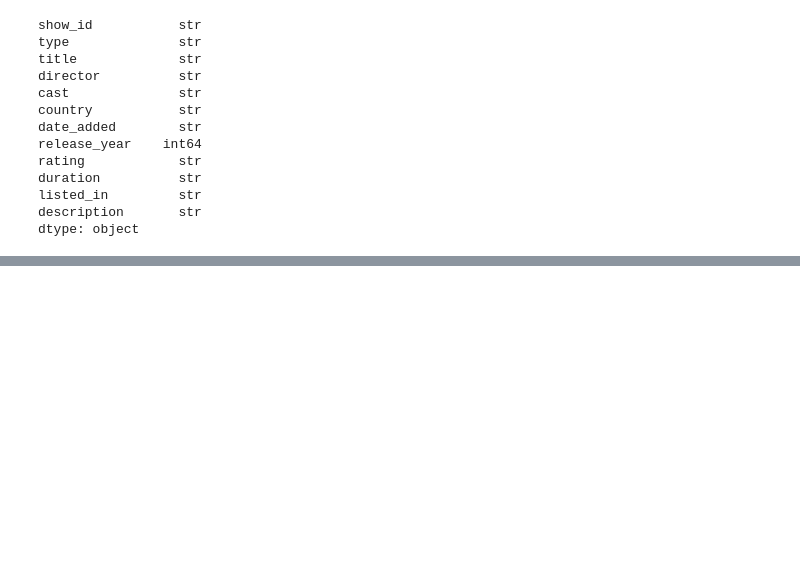
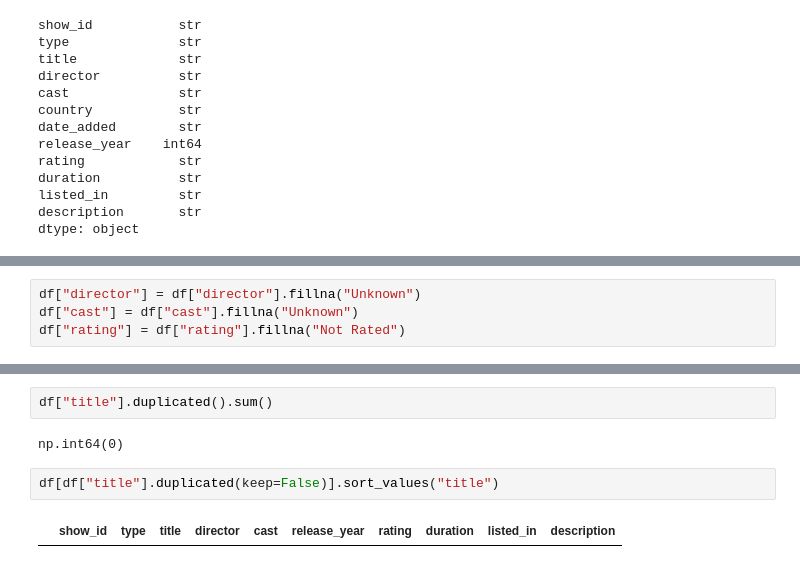
Before and after one commit to AhammedSameer46/bia-data-science, a Jupyter notebook: Data_Visulization/Data_cleaning/Amazon_ver1.ipynb, the cells around one changed output, grey strips where cells are left out. Cells and saved outputs as stored; diff of their text form; blank space fills up the shorter version.

Commit message:
Handled missing values

```diff
--- a/Data_Visulization/Data_cleaning/Amazon_ver1.ipynb
+++ b/Data_Visulization/Data_cleaning/Amazon_ver1.ipynb
@@ -91,0 +167,4 @@ dtype: object
+# %%
+df["director"] = df["director"].fillna("Unknown")
+df["cast"] = df["cast"].fillna("Unknown")
+df["rating"] = df["rating"].fillna("Not Rated")
@@ -91,0 +185,8 @@ dtype: object
+# %%
+df["title"].duplicated().sum()
+# %% [output]
+np.int64(0)
+# %%
+df[df["title"].duplicated(keep=False)].sort_values("title")
+# %% [output]
+|  | show_id | type | title | director | cast | release_year | rating | duration | listed_in | description |
```
Also changed, not shown: parts of 8 cells of this notebook.
